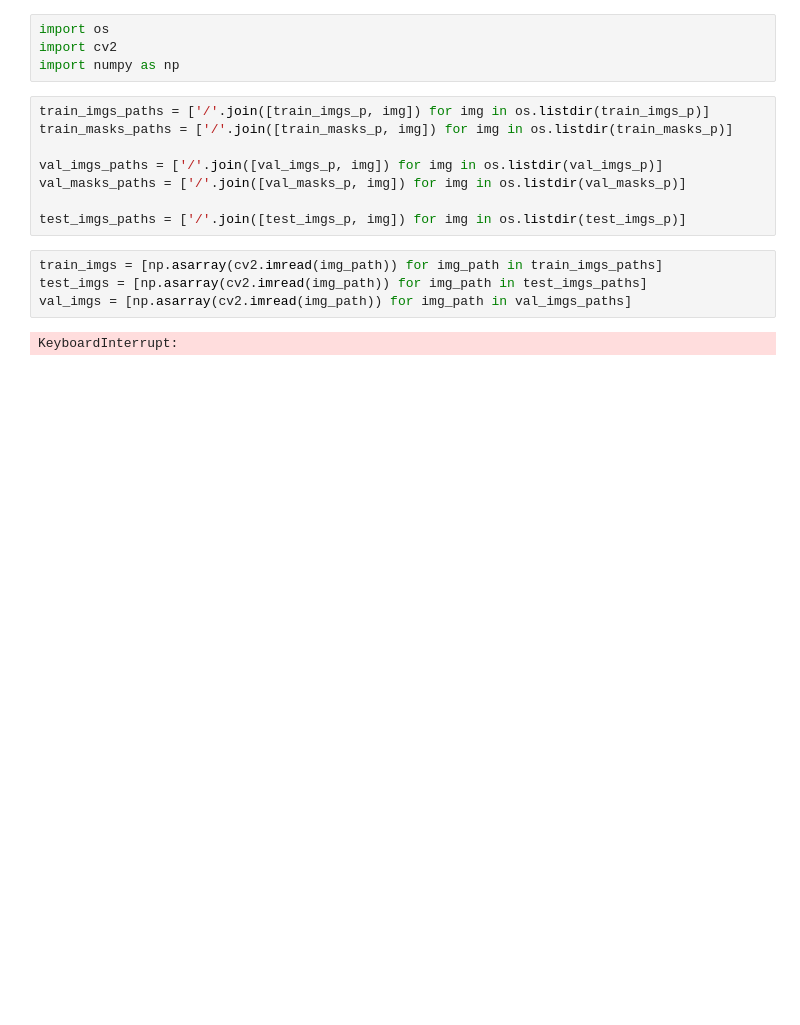
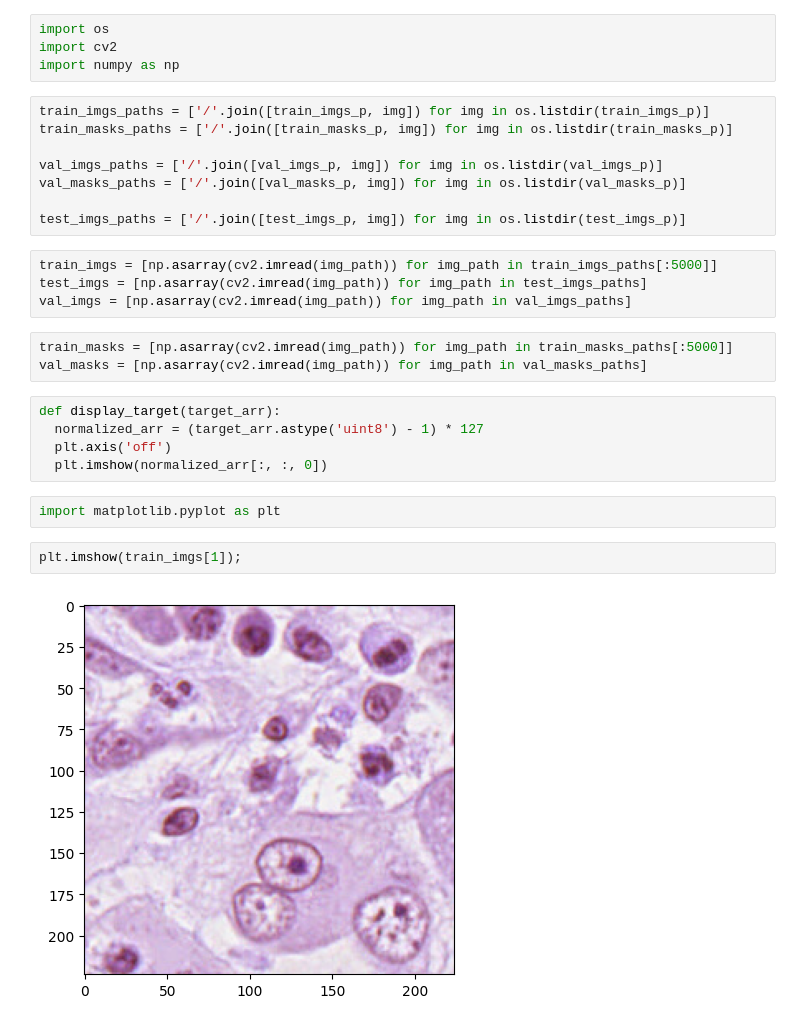
Before and after one commit to Venchislav/Neural-Networks, a Jupyter notebook: CV/breastcancer-segmentation.ipynb, the cells around one changed output. Drawn from its saved outputs; the diff is of its cells as text; blank space fills up the shorter version.

```diff
--- a/CV/breastcancer-segmentation.ipynb
+++ b/CV/breastcancer-segmentation.ipynb
@@ -19,8 +19,20 @@ val_masks_paths = ['/'.join([val_masks_p, img]) for img in os.listdir(val_masks_
 
 test_imgs_paths = ['/'.join([test_imgs_p, img]) for img in os.listdir(test_imgs_p)]
 # %%
-train_imgs = [np.asarray(cv2.imread(img_path)) for img_path in train_imgs_paths]
+train_imgs = [np.asarray(cv2.imread(img_path)) for img_path in train_imgs_paths[:5000]]
 test_imgs = [np.asarray(cv2.imread(img_path)) for img_path in test_imgs_paths]
 val_imgs = [np.asarray(cv2.imread(img_path)) for img_path in val_imgs_paths]
-# %% [output]
-KeyboardInterrupt:
+# %%
+train_masks = [np.asarray(cv2.imread(img_path)) for img_path in train_masks_paths[:5000]]
+val_masks = [np.asarray(cv2.imread(img_path)) for img_path in val_masks_paths]
+# %%
+def display_target(target_arr):
+  normalized_arr = (target_arr.astype('uint8') - 1) * 127
+  plt.axis('off')
+  plt.imshow(normalized_arr[:, :, 0])
+# %%
+import matplotlib.pyplot as plt
+# %%
+plt.imshow(train_imgs[1]);
+# %% [output]
+[figure, added]
```
Also changed, not shown: parts of 5 cells of this notebook.
